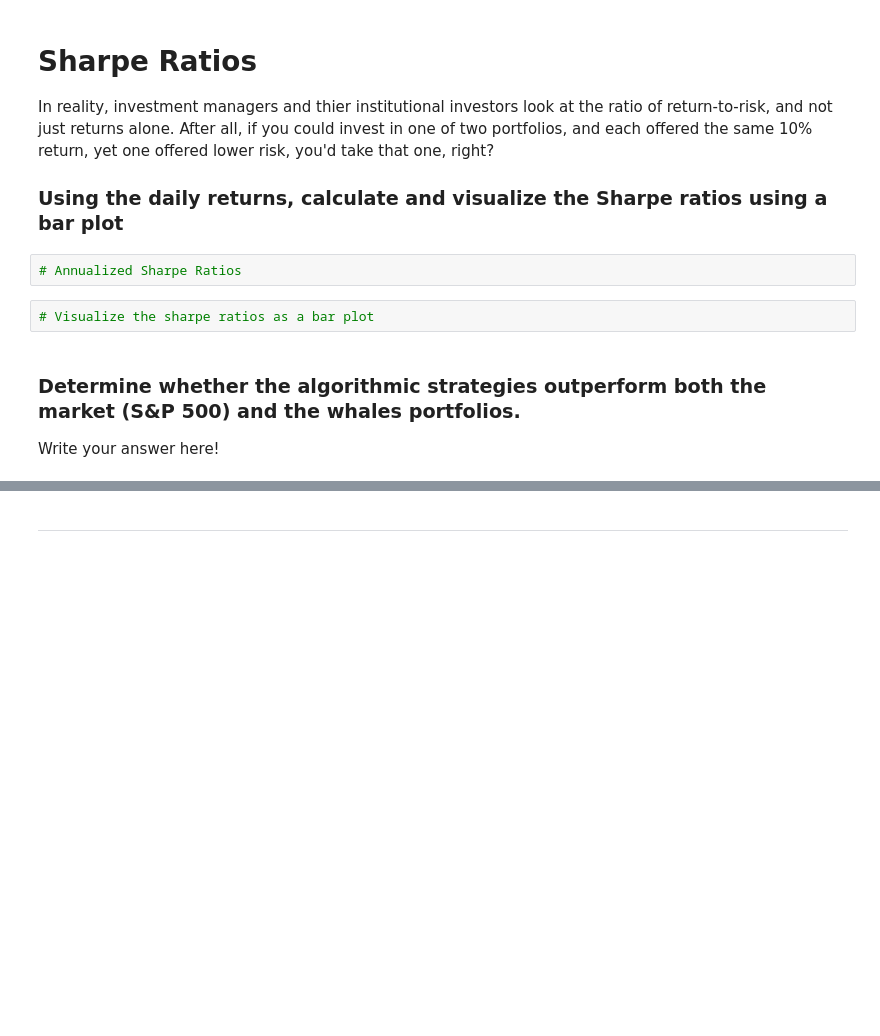
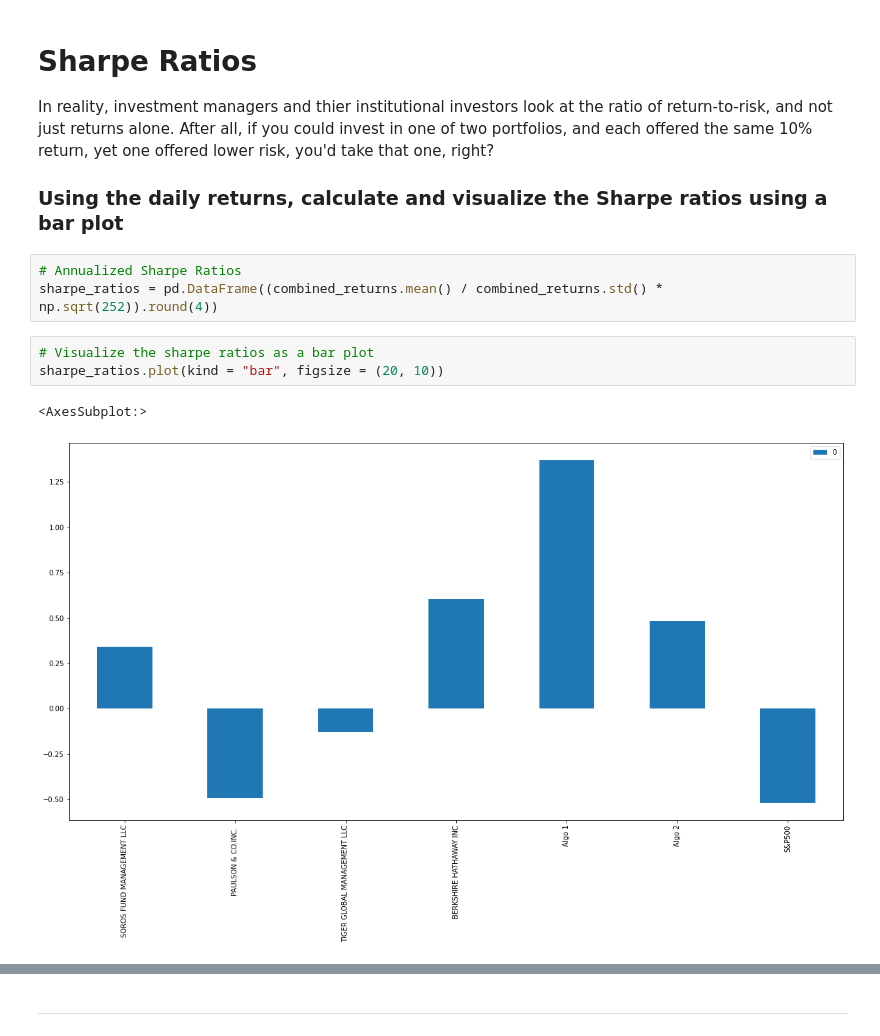
Before and after one commit to jackdavis185/Portfolio_Analysis, a Jupyter notebook: Starter_Code/whale_analysis.ipynb, the cells around one changed output, grey strips where cells are left out. Drawn from its saved outputs; the diff is of its cells as text; blank space fills up the shorter version.

Commit message:
finished sharpe ratios

```diff
--- a/Starter_Code/whale_analysis.ipynb
+++ b/Starter_Code/whale_analysis.ipynb
@@ -295,11 +295,12 @@ ewm_returns_std.plot(figsize = (20, 10))
 In reality, investment managers and thier institutional investors look at the ratio of return-to-risk, and not just returns alone. After all, if you could invest in one of two portfolios, and each offered the same 10% return, yet one offered lower risk, you'd take that one, right?
 
 ### Using the daily returns, calculate and visualize the Sharpe ratios using a bar plot
-# %%
-# Annualized Sharpe Ratios
+# %%
+# Annualized Sharpe Ratios
+sharpe_ratios = pd.DataFrame((combined_returns.mean() / combined_returns.std() * np.sqrt(252)).round(4))
 # %%
 # Visualize the sharpe ratios as a bar plot
+sharpe_ratios.plot(kind = "bar", figsize = (20, 10))
+# %% [output]
+<AxesSubplot:>
+[figure, added]
-# %% [markdown]
-### Determine whether the algorithmic strategies outperform both the market (S&P 500) and the whales portfolios.
-
-Write your answer here!
```
Also changed, not shown: parts of 1 cell of this notebook.
